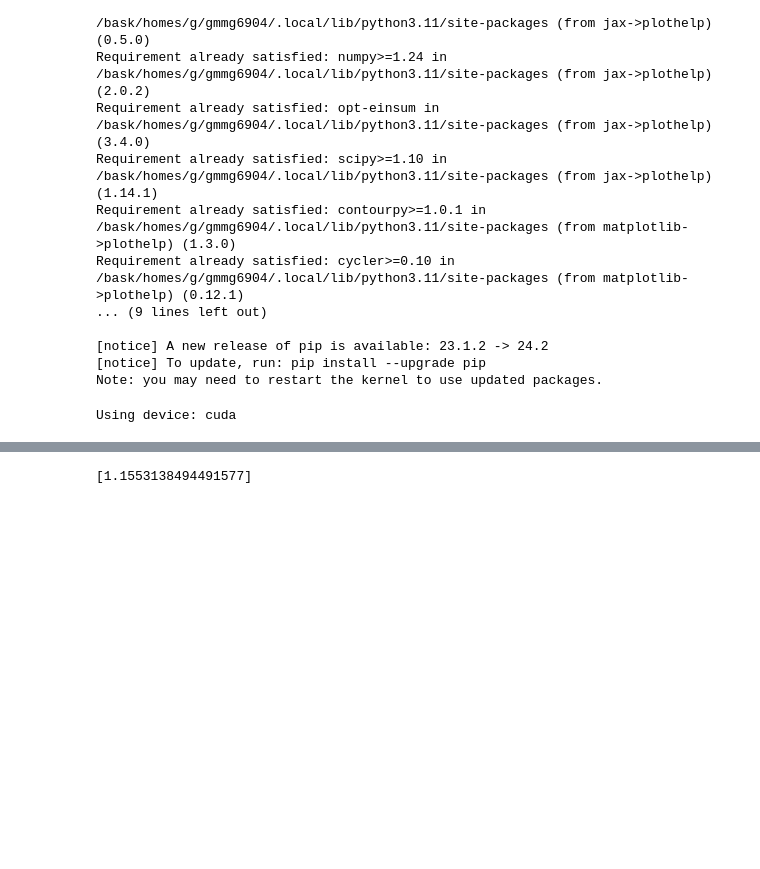
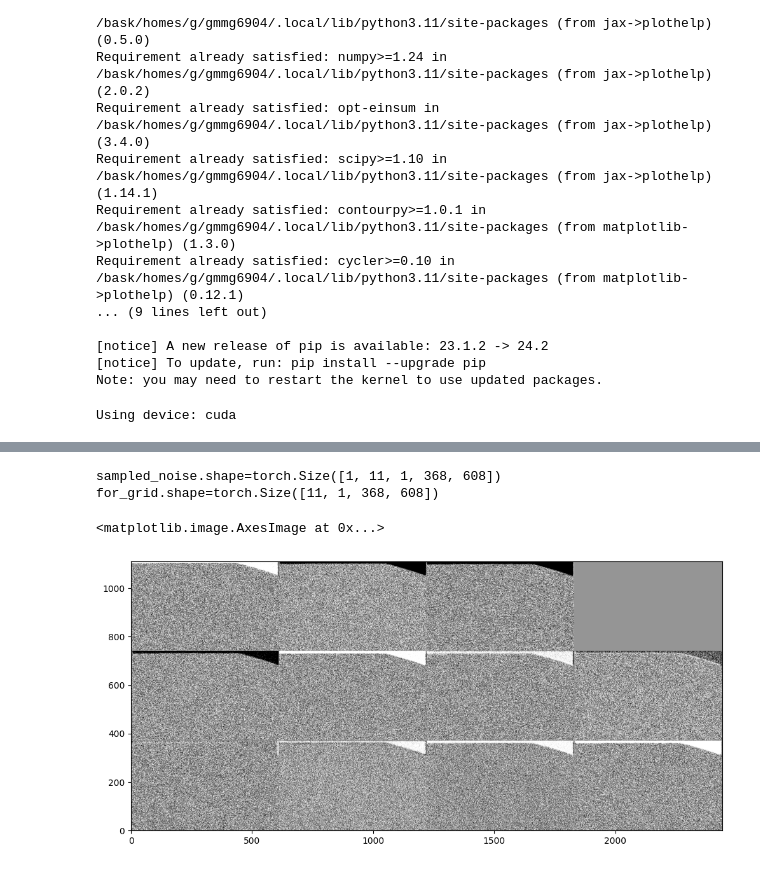
Before and after one commit to alan-turing-institute/ocf-diffusion, a Jupyter notebook: 02-data_loader_demo.ipynb, the cells around one changed output, grey strips where cells are left out. Saved outputs shown, nothing was run; the diff lists cells and outputs as text; code cells hidden in the pictures; blank space fills up the shorter version.

Commit message:
trained (sort of)

```diff
--- a/02-data_loader_demo.ipynb
+++ b/02-data_loader_demo.ipynb
@@ -137,7 +137,7 @@ HISTORY_STEPS = 1
 # Instantiate the torch dataset object
 dataset = SatelliteDataset(
     zarr_path=TRAINING_DATA_PATH,
-    start_time=None,
+    start_time="2022-01-31",
     end_time=None,
     history_mins=(HISTORY_STEPS - 1) * DATA_INTERVAL_SPACING_MINUTES,
     forecast_mins=15,
@@ -187,5 +191,5 @@ assert X.shape == y.shape
 # Instantiate the model
 # Calculate required crop for the input dims to be divisible by 16
 x_cropped_shape = [(size // 16) * 16 for size in X.shape[-2:]]
-model = ConditionedUnet(x_cropped_shape, history_steps=HISTORY_STEPS).to(device)
+# model = ConditionedUnet(x_cropped_shape, history_steps=HISTORY_STEPS).to(device)
 # %%
@@ -205,5 +218,5 @@ noise = torch.randn_like(y)  # base noise on the target image
 timesteps = torch.randint(0, 999, (X.shape[0],)).long().to(device)
 noisy_y = noise_scheduler.add_noise(y, noise, timesteps)  # Note that we pass in the target y
 # Predict the noise based on previous images and the noisy forecast target
-pred = model(noisy_y, X, timesteps).reshape(y.shape)[0]
-print(f"{pred.shape=}")
+# pred = model(noisy_y, X, timesteps).reshape(y.shape)[0]
+# print(f"{pred.shape=}")
@@ -298,4 +319,40 @@ Loss: 0.983301
-# %%
-losses
-# %% [output]
-[1.1553138494491577]
+# %%
+# example sample
+from tqdm.notebook import tqdm
+X, y = next(dl)
+
+noise_scheduler = DDPMScheduler(num_train_timesteps=1000, beta_schedule="squaredcos_cap_v2")
+# Get some data and prepare the corrupted version
+X = crop(X[1:].to(device) * 2 - 1)  # Data on the GPU (mapped to (-1, 1)) (????)
+sampled_noise = torch.randn_like(crop(y[1:])).to(device)
+
+
+# Sampling loop
+for i, t in tqdm(enumerate(noise_scheduler.timesteps)):
+
+    # Get model pred
+    with torch.no_grad():
+        model_0 = torch.load("best-model-epoch-0.pt").to(device)
+        residual = model_0(sampled_noise, X, t).reshape(sampled_noise.shape)
+        print(f"{residual.shape=}")
+
+    # Update sample with step
+    sampled_noise = noise_scheduler.step(residual, t, sampled_noise).prev_sample
+    print(f"{sampled_noise.shape=}")
+# %%
+# Show the results
+
+import torchvision
+
+print(f"{sampled_noise.shape=}")
+
+fig, ax = plt.subplots(1, 1, figsize=(12, 6))
+for_grid = sampled_noise.detach().cpu().clip(-1, 1)[0]
+print(f"{for_grid.shape=}")
+grid = torchvision.utils.make_grid(for_grid, nrow=4)[0]
+ax.imshow(grid, cmap="Greys", origin='lower')
+# %% [output]
+sampled_noise.shape=torch.Size([1, 11, 1, 368, 608])
+for_grid.shape=torch.Size([11, 1, 368, 608])
+<matplotlib.image.AxesImage at 0x...>
+[figure, added]
```
Also changed, not shown: parts of 8 cells of this notebook.
